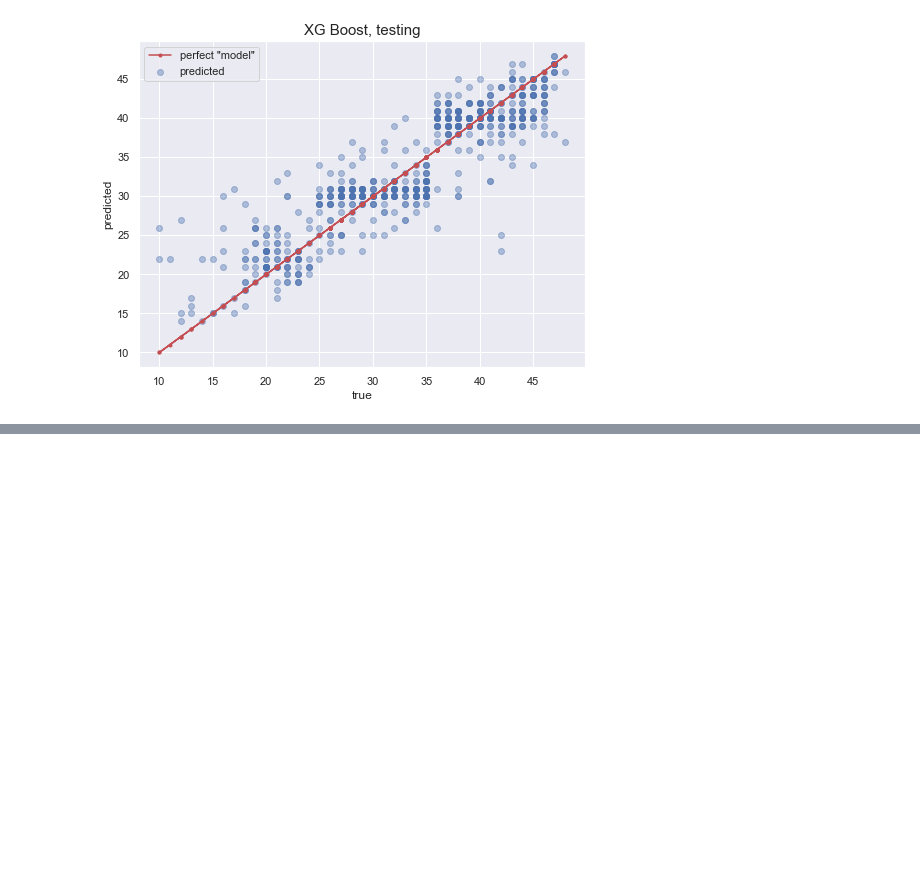
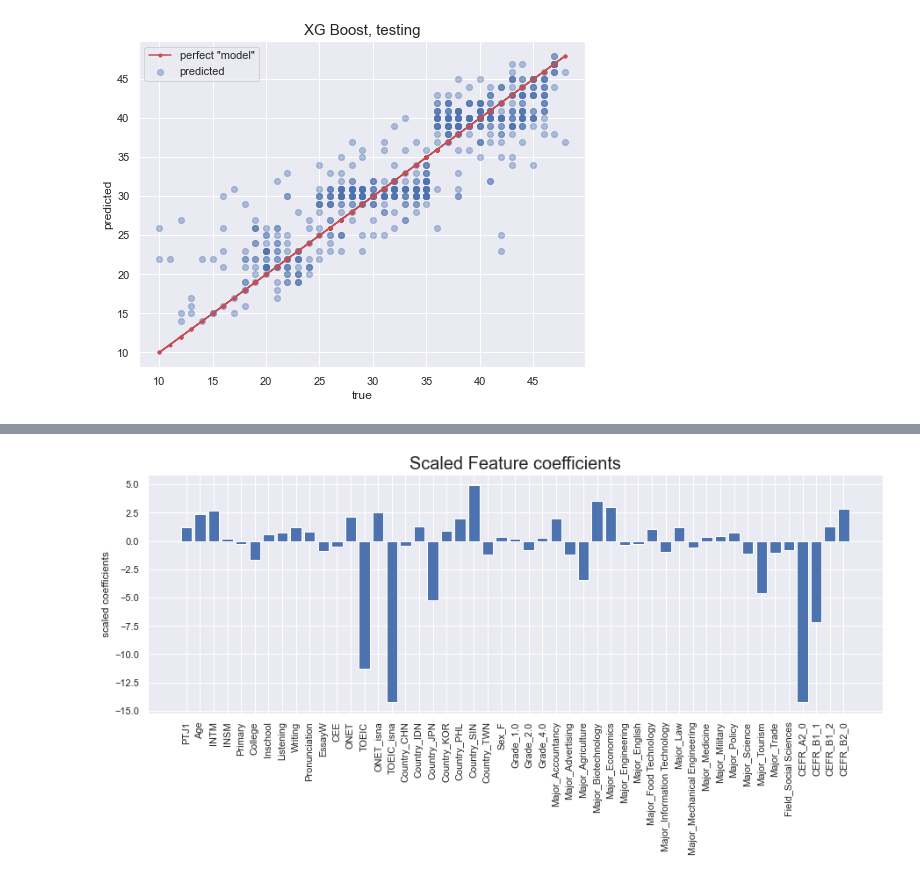
Before and after one commit to Jaester88/Springboard, a Jupyter notebook: Capstone_2_language_proficiency/C2_VST_JaeC_210907.ipynb, the cells around one changed output, grey strips where cells are left out. Cells and saved outputs as stored; diff of their text form; code cells hidden in the pictures; blank space fills up the shorter version.

```diff
--- a/Capstone_2_language_proficiency/C2_VST_JaeC_210907.ipynb
+++ b/Capstone_2_language_proficiency/C2_VST_JaeC_210907.ipynb
@@ -177,0 +228,19 @@ RMSE:  3.7827543892289346
+# %%
+# Store means of non-zero entries of each column to list means. This is for scaling the Lasso coefficients.
+means = []
+for c in X_train.columns:
+    means.append(X_train[X_train[c] != 0][c].mean())
+
+# For plotting purposes - keep only the scaled coefficients of absolute value > 0.2 to keep the plot visually comprehensible
+scaled_coefs = pd.DataFrame(lasso_best.coef_ * means, index=X_train.columns, columns=['scaled_coef']).fillna(0)
+scaled_coefs = scaled_coefs[abs(scaled_coefs.scaled_coef) > 0.2]
+# %%
+# Plot scaled feature coefficients of Lasso Regression
+fig, ax = plt.subplots(figsize=(15,5))
+ax.bar(scaled_coefs.index, scaled_coefs.scaled_coef)
+plt.xticks(rotation='vertical')
+plt.ylabel('scaled coefficients')
+plt.title('Scaled Feature coefficients', fontsize=20)
+plt.show()
+# %% [output]
+[figure, added]
```
Also changed, not shown: parts of 23 cells of this notebook.
